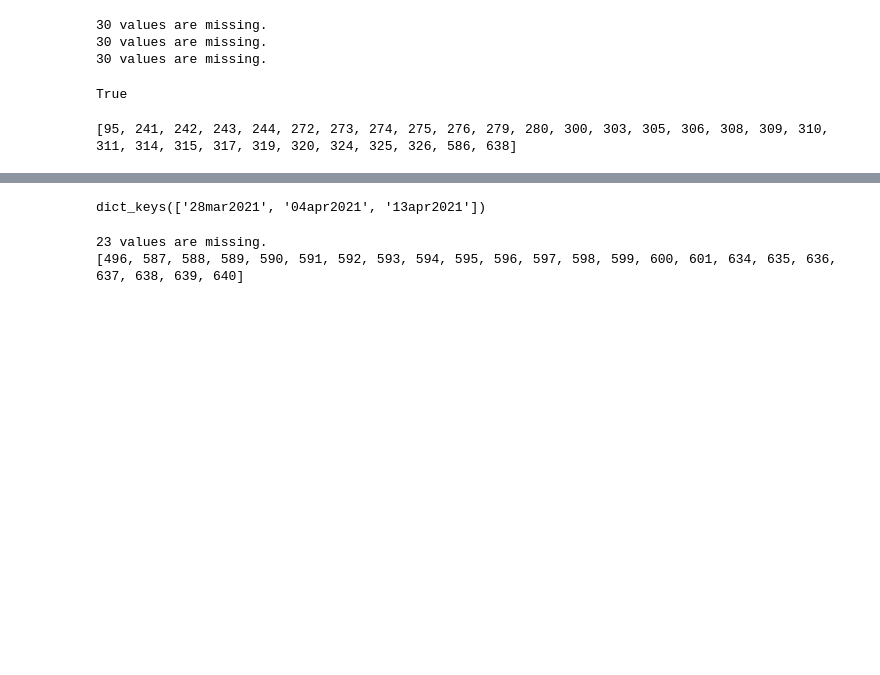
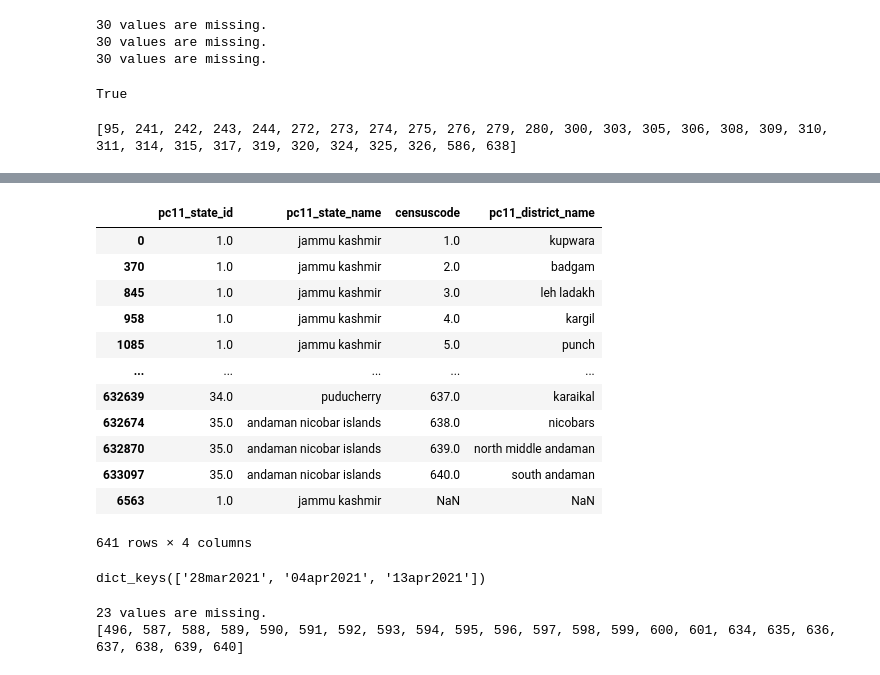
Before and after one commit to Daniel-Los/Introduction-to-datascience-final-project, a Jupyter notebook: Dataframes.ipynb, the cells around one changed output, grey strips where cells are left out. Saved outputs shown, nothing was run; the diff lists cells and outputs as text; code cells hidden in the pictures; blank space fills up the shorter version.

Commit message:
names frame update, nu m

```diff
--- a/Dataframes.ipynb
+++ b/Dataframes.ipynb
@@ -131,0 +148,38 @@ Index(['lgd_state_id', 'lgd_state_name', 'lgd_district_id',
+# %%
+### Cleaning up names_frame
+# Making a list of all the districts with codes: names_frame
+
+# We made this list based on an import.
+df = names_frame
+df.keys()
+
+#df['pc11_district_id']
+df = df.drop(columns=['shrid'])
+df = df.drop_duplicates(keep='first', subset = ['pc11_district_id'])
+
+print("Being:",missingcheck(df['pc11_district_id'], 641))
+df = df.rename(columns={"pc11_district_id": "censuscode"})
+names_frame = df
+print("Being:",missingcheck(names_frame['censuscode'],641))
+
+# To fill the missing numbers we have found the following data manually:
+
+# This is the data
+censuscode = [90,91,92,93,94,95,96,97,98,474,492,493,518,519,535,536,537,572]
+district = ['delhi (north west)','delhi (north)','delhi (north east)','delhi (east)',
+            'delhi (new delhi)', 'delhi (central)','delhi (west)','delhi (south west)',
+            'delhi (north east)','ahmadabad','surat','tapi','unknown','mumbai','medak',
+            'hyderabad','rangareddy','bangalore']
+
+# Here we make a df, to concat later on
+missing_frame = pd.DataFrame()
+missing_frame['censuscode'] = censuscode
+missing_frame['pc11_district_name'] = district
+
+names_frame = pd.concat([names_frame,missing_frame])
+
+missingcheck(names_frame['censuscode'], 641)
+
+names_frame = names_frame.sort_values(by=['censuscode'])
+
+#bruh_frame
@@ -345,3 +354,19 @@ Being: [90, 91, 92, 93, 94, 95, 96, 97, 98, 474, 492, 493, 518, 519, 535, 536, 5
+# %%
+names_frame
+# %% [output]
+|  | pc11_state_id | pc11_state_name | censuscode | pc11_district_name |
+| 0 | 1.0 | jammu kashmir | 1.0 | kupwara |
+| 370 | 1.0 | jammu kashmir | 2.0 | badgam |
+| 845 | 1.0 | jammu kashmir | 3.0 | leh ladakh |
+| 958 | 1.0 | jammu kashmir | 4.0 | kargil |
+| 1085 | 1.0 | jammu kashmir | 5.0 | punch |
+| ... | ... | ... | ... | ... |
+| 632639 | 34.0 | puducherry | 637.0 | karaikal |
+| 632674 | 35.0 | andaman nicobar islands | 638.0 | nicobars |
+| 632870 | 35.0 | andaman nicobar islands | 639.0 | north middle andaman |
+| 633097 | 35.0 | andaman nicobar islands | 640.0 | south andaman |
+| 6563 | 1.0 | jammu kashmir | NaN | NaN |
+641 rows × 4 columns
 # %%
 framedict = {"Deaths" : deaths_frame,
              "Vaccination" : vacc_frame,
```
Also changed, not shown: parts of 5 cells of this notebook.
